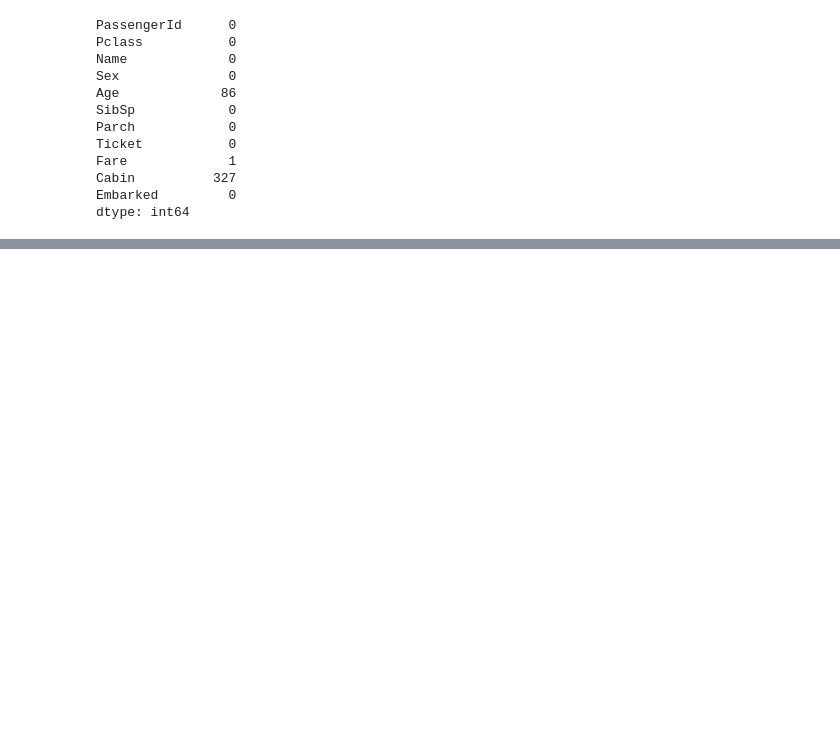
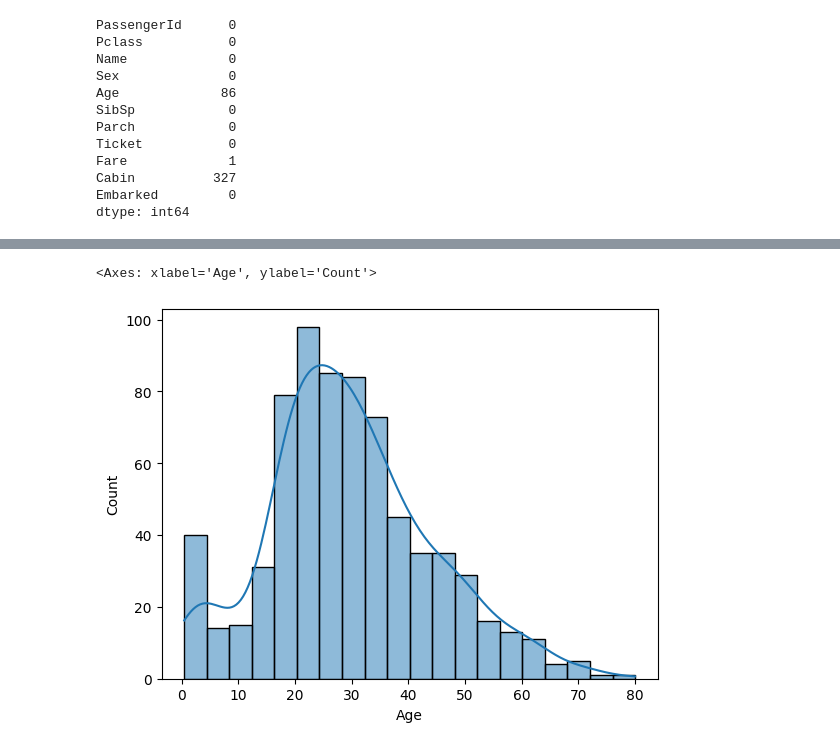
Before and after one commit to davidtmscott/ml-lab, a Jupyter notebook: notebooks/titanic.ipynb, the cells around one changed output, grey strips where cells are left out. Saved outputs shown, nothing was run; the diff lists cells and outputs as text; code cells hidden in the pictures; blank space fills up the shorter version.

```diff
--- a/notebooks/titanic.ipynb
+++ b/notebooks/titanic.ipynb
@@ -94,0 +111,6 @@ memory usage: 83.7+ KB
+# %%
+sns.histplot(train.Age, kde=True)
+# sns.countplot(x="Pclass", data=train)
+# %% [output]
+<Axes: xlabel='Age', ylabel='Count'>
+[figure, added]
```
Also changed, not shown: parts of 11 cells of this notebook.
